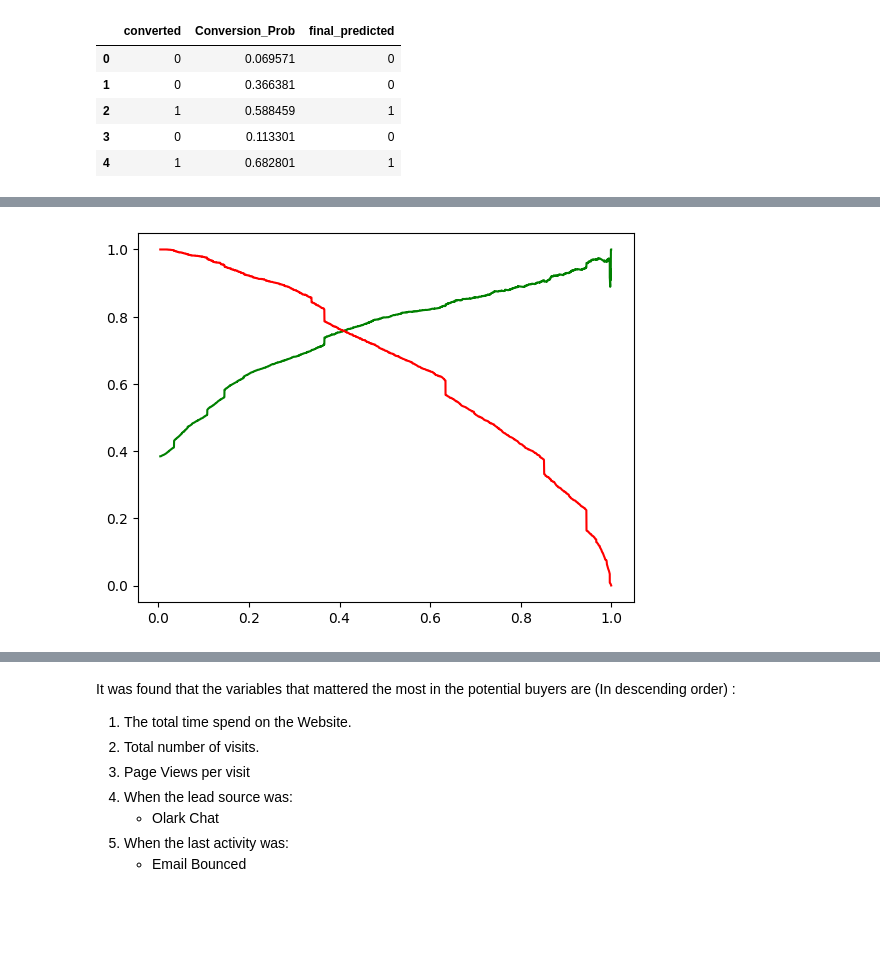
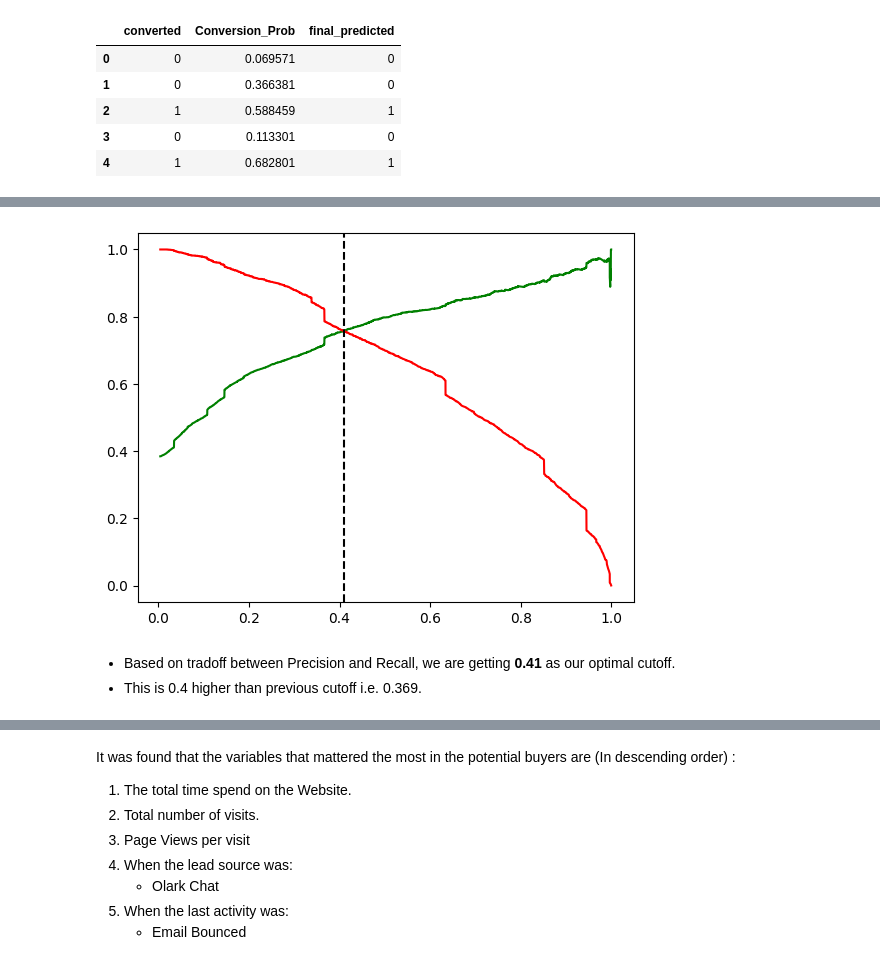
Before and after one commit to parashardevesh/lead_scoring, a Jupyter notebook: Lead_Scoring.ipynb, the cells around one changed output, grey strips where cells are left out. Cells and saved outputs as stored; diff of their text form; code cells hidden in the pictures; blank space fills up the shorter version.

Commit message:
Logistic Reg Model built

```diff
--- a/Lead_Scoring.ipynb
+++ b/Lead_Scoring.ipynb
@@ -144,6 +147,8 @@ Name: count, dtype: int64
 - We also saw that column `What matters most to you in choosing a course` 99% same values, rest are nulls. This column does not tell us much about the person and can be dropped as well.
 - Also most people are from India, hence let's drop `Country` column as it is not needed for our analysis and assigning score.
 # %%
-# dropping more columns that won't help us in our analysis
-leads_df.drop(columns=['Prospect ID', 'What matters most to you in choosing a course', 'Country'], inplace=True)
+# dropping columns that aren't required for our analysis
+# dropping 'Prospect ID', 'Lead Number' as they are unique identifiers and not required for model building
+leads_df.drop(columns=['Prospect ID', 'Lead Number',
+                       'What matters most to you in choosing a course', 'Country'], inplace=True)
 # %% [markdown]
@@ -354,4 +356,0 @@ memory usage: 1.3+ MB
-# %%
-# dropping 'Lead Number' as it is a unique identifier and not required for model building
-leads_df.drop('Lead Number', axis=1, inplace=True)
-leads_df.info()
@@ -1444,5 +1438,6 @@ plt.show()
 # %%
-y_train_pred_final['final_predicted'] = y_train_pred_final.Conversion_Prob.apply( lambda x: 1 if x > 0.37 else 0)
+# updating prediction on training set based on our optimal cutoff i.e. 0.369
+y_train_pred_final['final_predicted'] = y_train_pred_final.Conversion_Prob.apply( lambda x: 1 if x > 0.369 else 0)
 y_train_pred_final.head()
 # %% [output]
 |  | Converted | Conversion_Prob | Predicted | 0.0 | 0.1 | 0.2 | 0.3 | 0.4 | 0.5 | 0.6 | ... |
@@ -1604,6 +1598,10 @@ p, r, thresholds = precision_recall_curve(y_train_pred_final.Converted, y_train_
 # %%
 plt.plot(thresholds, p[:-1], "g-")
 plt.plot(thresholds, r[:-1], "r-")
+plt.axvline(x=0.41, color='k', linestyle='--')
 plt.show()
 # %% [output]
-[figure, old version]
+[figure, new version]
+# %% [markdown]
+- Based on tradoff between Precision and Recall, we are getting **0.41** as our optimal cutoff.
+- This is 0.4 higher than previous cutoff i.e. 0.369.
```
Also changed, not shown: parts of 121 cells of this notebook.
